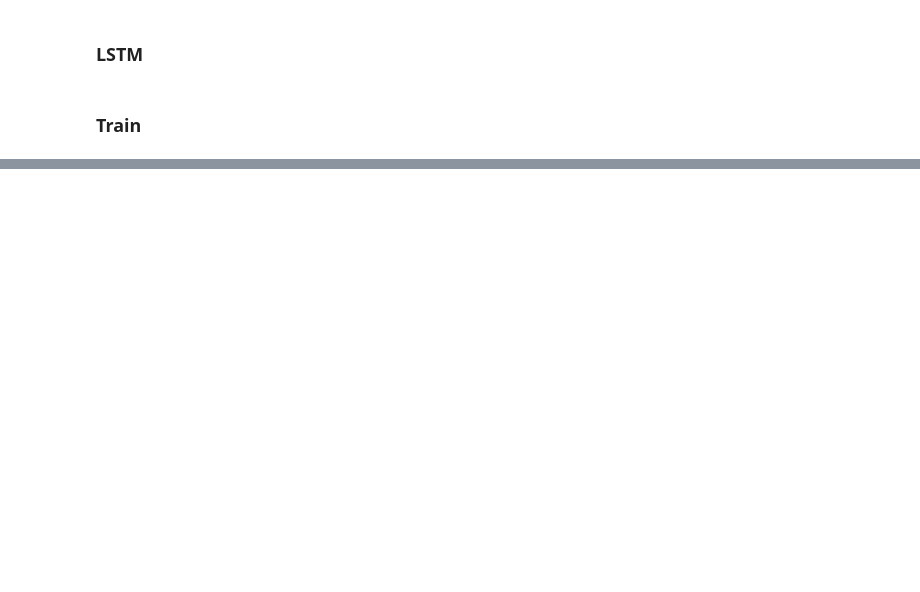
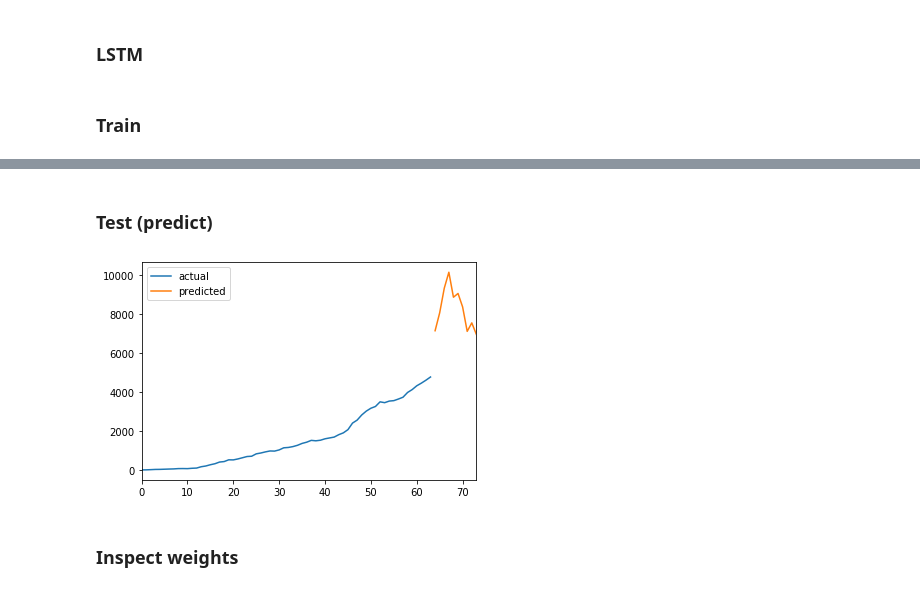
Before and after one commit to VICS-CORE/stats, a Jupyter notebook: 11_YudistirNet.ipynb, the cells around one changed output, grey strips where cells are left out. Saved outputs shown, nothing was run; the diff lists cells and outputs as text; code cells hidden in the pictures; blank space fills up the shorter version.

```diff
--- a/11_YudistirNet.ipynb
+++ b/11_YudistirNet.ipynb
@@ -205,0 +225,23 @@ OrderedDict([('lstm.weight_ih_l0', tensor([[ -3.4520],
+# %% [markdown]
+### Test (predict)
+# %%
+pop_fct = df.loc[df.location=='India', 'population'].iloc[0] / 1000
+
+ip = torch.tensor(
+    test[0][-IP_SEQ_LEN:],
+    dtype=torch.float32
+)
+pred = model.predict(ip.view(IP_SEQ_LEN, 1, 1))
+
+orig_df = pd.DataFrame({
+    'actual': test[0] * pop_fct
+})
+fut_df = pd.DataFrame({
+    'predicted': pred.numpy() * pop_fct
+})
+orig_df = orig_df.append(fut_df, ignore_index=True, sort=False)
+_ = orig_df.plot()
+# %% [output]
+[figure, added]
+# %% [markdown]
+### Inspect weights
```
Also changed, not shown: parts of 8 cells of this notebook.
